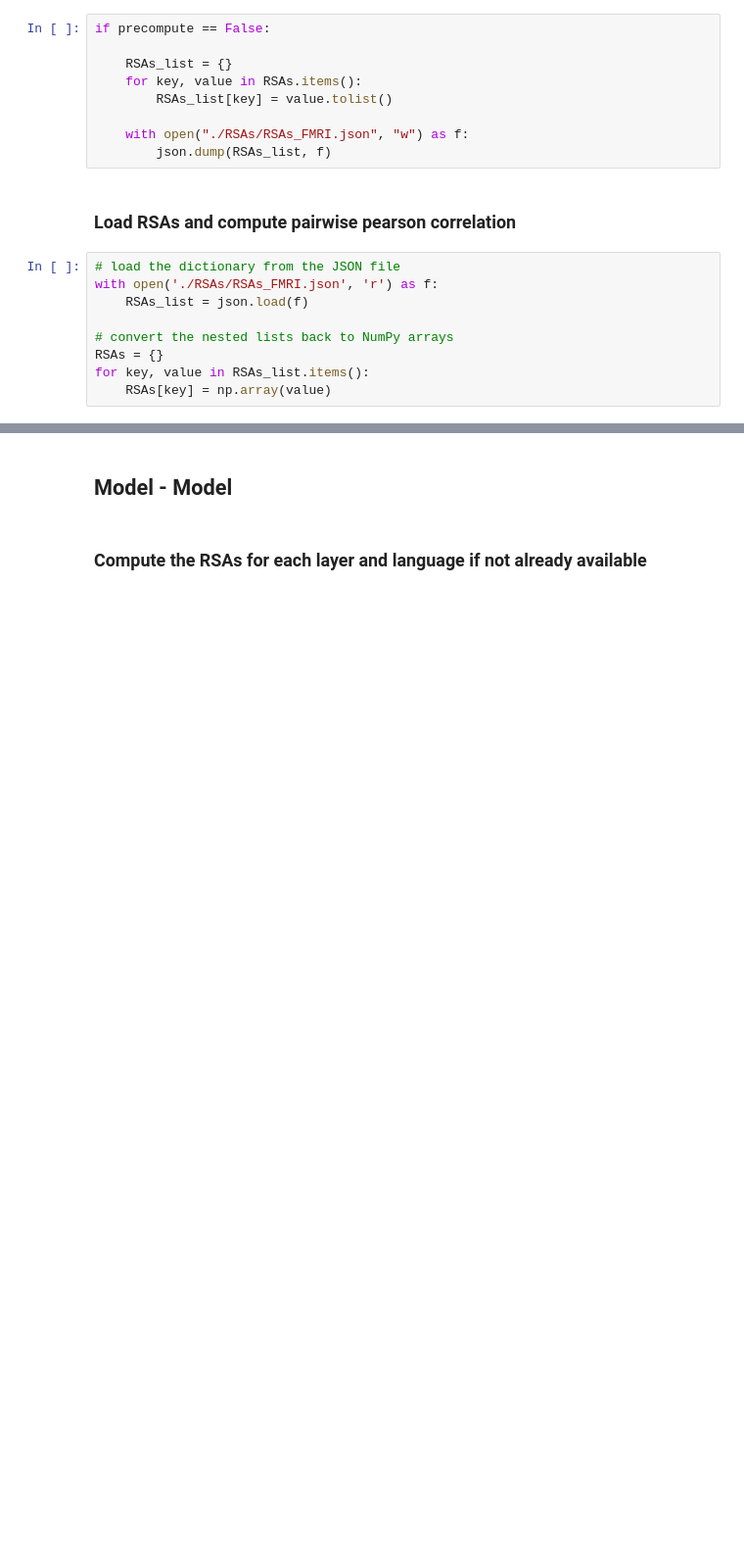
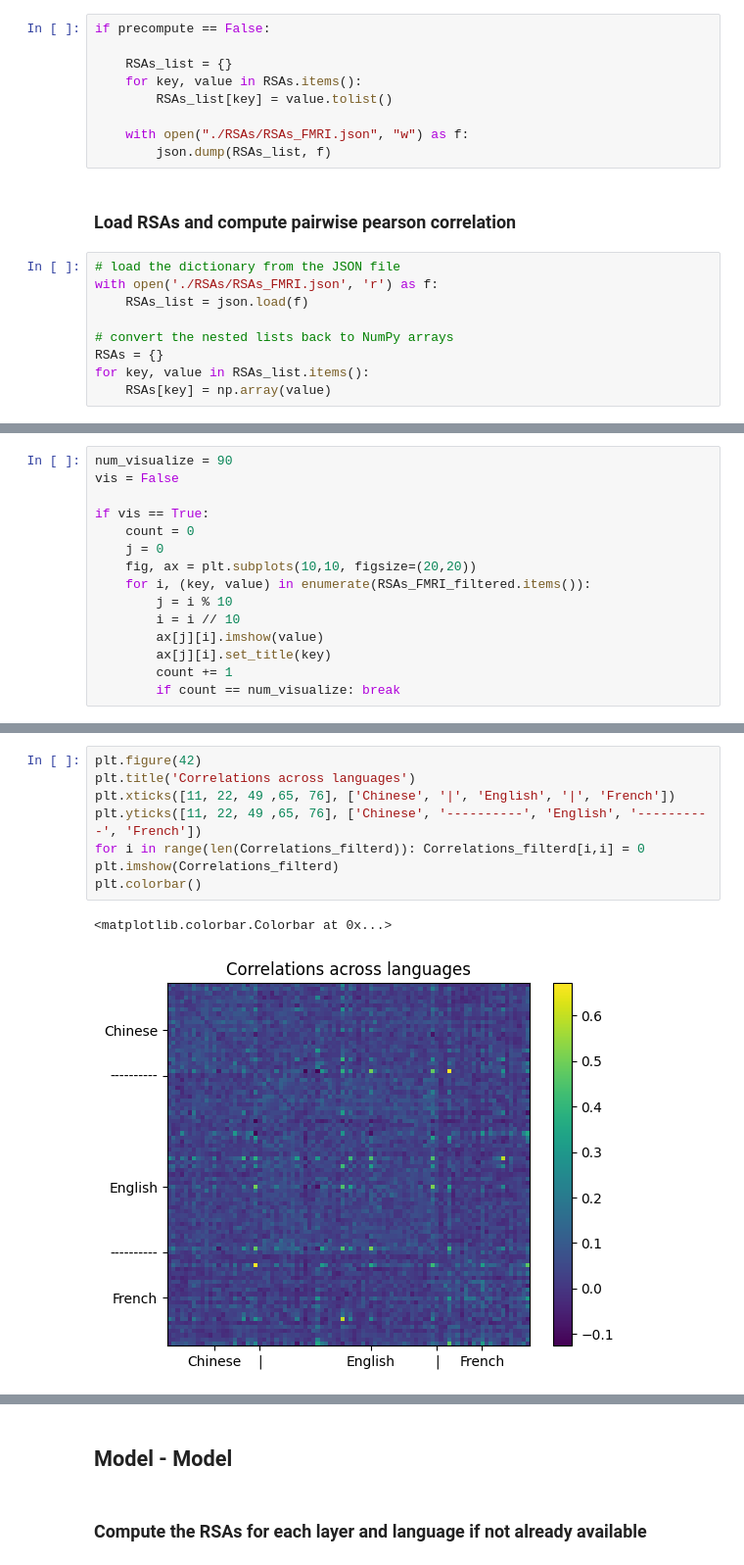
Before and after one commit to DavidFruehbuss/Crosslingual-FMRI-AI-comparison, a Jupyter notebook: Analysis.ipynb, the cells around one changed output, grey strips where cells are left out. Shown at 98% size. Cells and saved outputs as stored; diff of their text form; blank space fills up the shorter version.

```diff
--- a/Analysis.ipynb
+++ b/Analysis.ipynb
@@ -390,0 +405,15 @@ plt.colorbar()
+# %%
+num_visualize = 90
+vis = False
+
+if vis == True:
+    count = 0
+    j = 0
+    fig, ax = plt.subplots(10,10, figsize=(20,20))
+    for i, (key, value) in enumerate(RSAs_FMRI_filtered.items()):
+        j = i % 10
+        i = i // 10
+        ax[j][i].imshow(value)
+        ax[j][i].set_title(key)
+        count += 1
+        if count == num_visualize: break
@@ -390,0 +460,11 @@ plt.colorbar()
+# %%
+plt.figure(42)
+plt.title('Correlations across languages')
+plt.xticks([11, 22, 49 ,65, 76], ['Chinese', '|', 'English', '|', 'French'])
+plt.yticks([11, 22, 49 ,65, 76], ['Chinese', '----------', 'English', '----------', 'French'])
+for i in range(len(Correlations_filterd)): Correlations_filterd[i,i] = 0
+plt.imshow(Correlations_filterd)
+plt.colorbar()
+# %% [output]
+<matplotlib.colorbar.Colorbar at 0x...>
+[figure, added]
```
Also changed, not shown: parts of 41 cells of this notebook.
